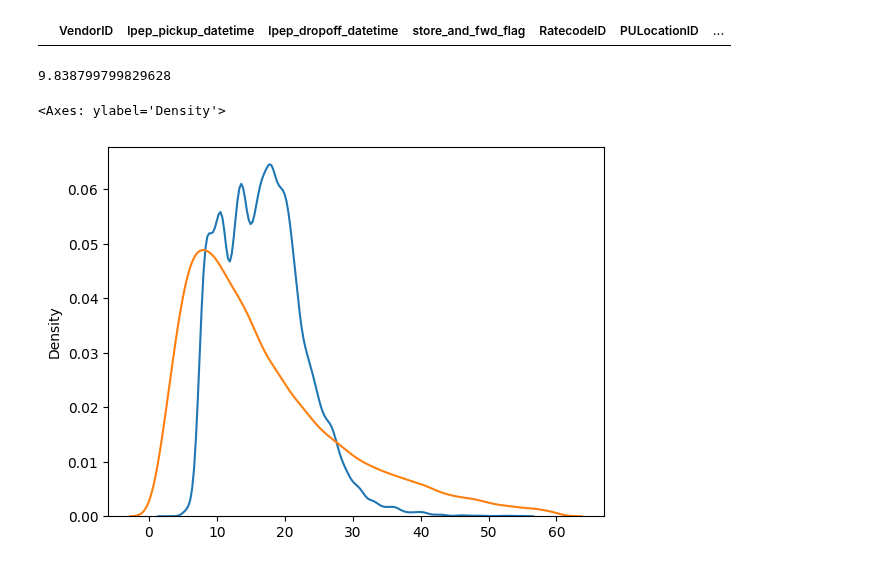
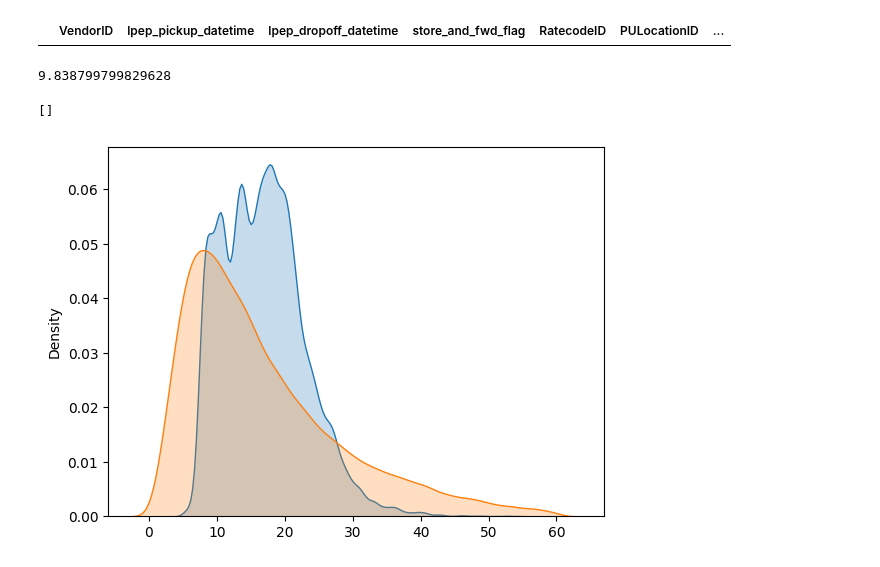
Before and after one commit to armand-winant/mlops-zoomcamp, a Jupyter notebook: introduction/duration-prediction.ipynb, the cells around one changed output. Saved outputs shown, nothing was run; the diff lists cells and outputs as text; code cells hidden in the pictures.

```diff
--- a/introduction/duration-prediction.ipynb
+++ b/introduction/duration-prediction.ipynb
@@ -54,20 +70,19 @@ X, y, dv = feature_preparation(df)
 # %%
 # LINEAR REGRESSION
 # train model & generate predictions
 lr = LinearRegression()
 lr.fit(X, y)
 preds = lr.predict(X)
 
 # evalute RMSE
 rmse = root_mean_squared_error(preds, y)
 print(rmse)
 
 # plot predictions vs truth
-# sns.distplot(preds, label='prediction')
-# sns.distplot(y, label='actual')
-sns.kdeplot(preds)
-sns.kdeplot(y)
+sns.kdeplot(preds, fill=True)
+sns.kdeplot(y, fill=True)
+plt.plot()
 # %% [output]
 9.838799799829628
-<Axes: ylabel='Density'>
+[]
-[figure, old version]
+[figure, new version]
```
Also changed, not shown: parts of 3 cells of this notebook.
